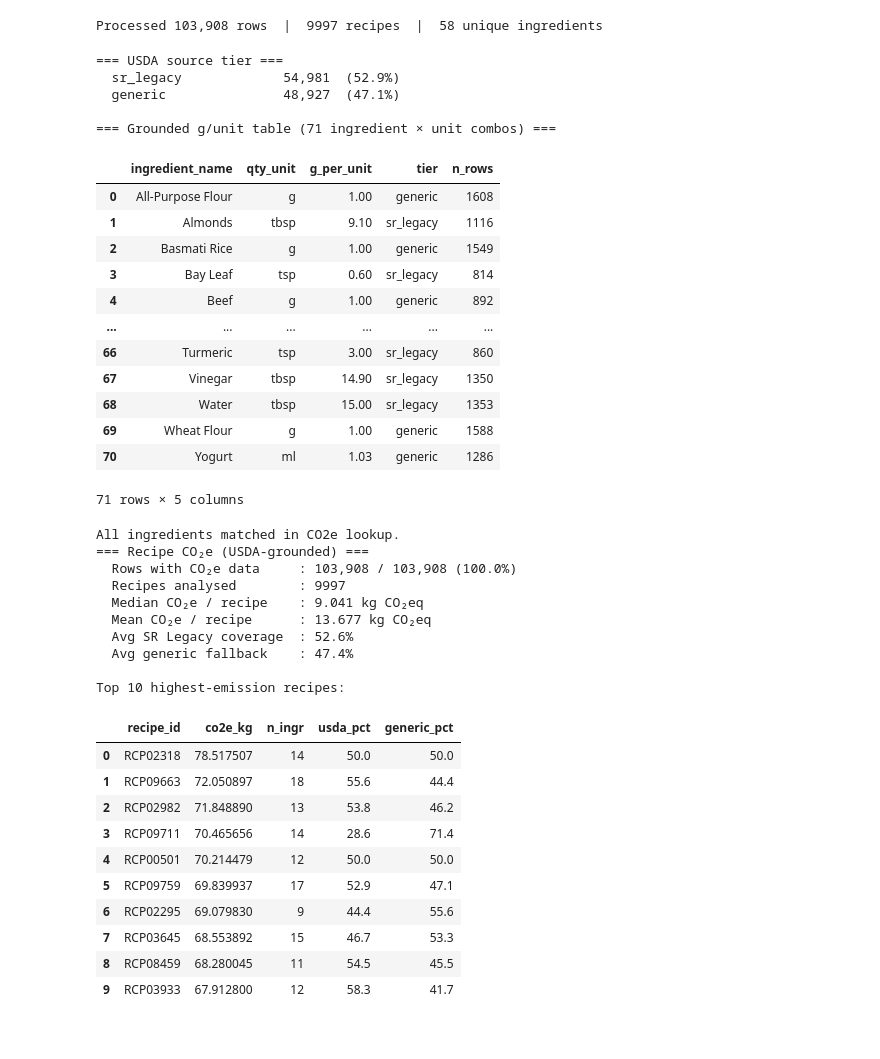
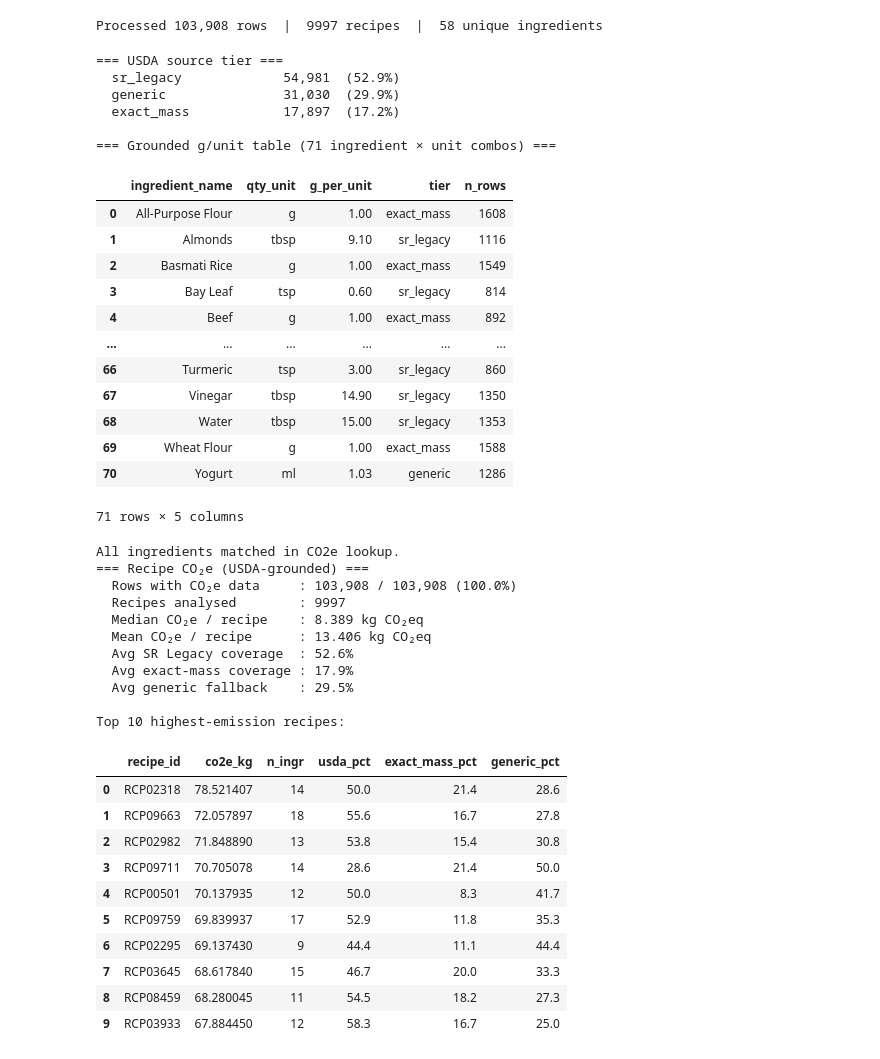
Before and after one commit to DemirevMartin/knowledge-engineering, a Jupyter notebook: preprocessing/quantities.ipynb, the cells around one changed output. Cells and saved outputs as stored; diff of their text form; code cells hidden in the pictures.

Commit message:
Add gram tier. Update Wolfram-OWID mapping and visualizations

```diff
--- a/preprocessing/quantities.ipynb
+++ b/preprocessing/quantities.ipynb
@@ -141,7 +143,12 @@ _COUNT_REMAP = {
 }
 
 def get_grams(ingredient: str, unit: str) -> tuple:
-    """Returns (g_per_unit, tier) where tier in {'sr_legacy', 'generic'}."""
+    """Returns (g_per_unit, tier) where tier in {'sr_legacy', 'exact_mass', 'generic'}.
+
+    'exact_mass' is the third tier: quantities already given in absolute mass
+    (g/kg) need neither a USDA portion lookup nor a generic fallback — the value
+    is exact, so it is recorded as its own tier rather than lumped with 'generic'.
+    """
     ingr_l  = ingredient.lower().strip()
     ingr_cl = re.sub(r'\s*\(.*?\)', '', ingr_l).strip()   # strip parentheticals
     lookup_unit = 'medium' if unit == 'count_medium' else unit
@@ -157,9 +164,11 @@ def get_grams(ingredient: str, unit: str) -> tuple:
                 return density, 'generic'
         return 1.0, 'generic'  # default: water density
 
-    # g is already in grams - passthrough (g_per_unit = 1.0)
+    # Exact mass: g/kg are already in grams — no lookup, no fallback needed.
     if lookup_unit == 'g':
-        return 1.0, 'generic'
+        return 1.0, 'exact_mass'
+    if lookup_unit == 'kg':
+        return 1000.0, 'exact_mass'
 
     if ingr_l in USDA_SYNONYMS:
         kw = USDA_SYNONYMS[ingr_l]
@@ -249,20 +258,21 @@ display(unit_table.reset_index(drop=True))
 # %% [output]
 === USDA source tier ===
   sr_legacy             54,981  (52.9%)
-  generic               48,927  (47.1%)
+  generic               31,030  (29.9%)
+  exact_mass            17,897  (17.2%)
 
 === Grounded g/unit table (71 ingredient × unit combos) ===
 |  | ingredient_name | qty_unit | g_per_unit | tier | n_rows |
-| 0 | All-Purpose Flour | g | 1.00 | generic | 1608 |
+| 0 | All-Purpose Flour | g | 1.00 | exact_mass | 1608 |
 | 1 | Almonds | tbsp | 9.10 | sr_legacy | 1116 |
-| 2 | Basmati Rice | g | 1.00 | generic | 1549 |
+| 2 | Basmati Rice | g | 1.00 | exact_mass | 1549 |
 | 3 | Bay Leaf | tsp | 0.60 | sr_legacy | 814 |
-| 4 | Beef | g | 1.00 | generic | 892 |
+| 4 | Beef | g | 1.00 | exact_mass | 892 |
 | ... | ... | ... | ... | ... | ... |
 | 66 | Turmeric | tsp | 3.00 | sr_legacy | 860 |
 | 67 | Vinegar | tbsp | 14.90 | sr_legacy | 1350 |
 | 68 | Water | tbsp | 15.00 | sr_legacy | 1353 |
-| 69 | Wheat Flour | g | 1.00 | generic | 1588 |
+| 69 | Wheat Flour | g | 1.00 | exact_mass | 1588 |
 | 70 | Yogurt | ml | 1.03 | generic | 1286 |
 71 rows × 5 columns
 # %%
@@ -294,50 +304,54 @@ recipe_co2 = (
         co2e_kg =('co2e_kg',        lambda x: x.sum()),  # already in kg CO2e
         n_ingr  =('ingredient_name','count'),
         n_sr    =('usda_tier',      lambda x: (x == 'sr_legacy').sum()),
+        n_exact =('usda_tier',      lambda x: (x == 'exact_mass').sum()),
         n_gen   =('usda_tier',      lambda x: (x == 'generic').sum()),
     )
     .reset_index()
 )
-recipe_co2['usda_pct']    = (recipe_co2['n_sr'] / recipe_co2['n_ingr'] * 100).round(1)
-recipe_co2['generic_pct'] = (recipe_co2['n_gen'] / recipe_co2['n_ingr'] * 100).round(1)
+recipe_co2['usda_pct']       = (recipe_co2['n_sr']    / recipe_co2['n_ingr'] * 100).round(1)
+recipe_co2['exact_mass_pct'] = (recipe_co2['n_exact'] / recipe_co2['n_ingr'] * 100).round(1)
+recipe_co2['generic_pct']    = (recipe_co2['n_gen']   / recipe_co2['n_ingr'] * 100).round(1)
 
 n_matched = ingr_df2['co2_kg_per_kg'].notna().sum()
 print(f"=== Recipe CO₂e (USDA-grounded) ===")
 print(f"  Rows with CO₂e data     : {n_matched:,} / {len(ingr_df2):,} "
       f"({n_matched/len(ingr_df2)*100:.1f}%)")
 print(f"  Recipes analysed        : {len(recipe_co2)}")
 print(f"  Median CO₂e / recipe    : {recipe_co2['co2e_kg'].median():.3f} kg CO₂eq")
 print(f"  Mean CO₂e / recipe      : {recipe_co2['co2e_kg'].mean():.3f} kg CO₂eq")
 print(f"  Avg SR Legacy coverage  : {recipe_co2['usda_pct'].mean():.1f}%")
+print(f"  Avg exact-mass coverage : {recipe_co2['exact_mass_pct'].mean():.1f}%")
 print(f"  Avg generic fallback    : {recipe_co2['generic_pct'].mean():.1f}%")
 
 print(f"\nTop 10 highest-emission recipes:")
 display(
     recipe_co2.nlargest(10, 'co2e_kg')
-    [['recipe_id', 'co2e_kg', 'n_ingr', 'usda_pct', 'generic_pct']]
+    [['recipe_id', 'co2e_kg', 'n_ingr', 'usda_pct', 'exact_mass_pct', 'generic_pct']]
     .reset_index(drop=True)
 )
 # %% [output]
 All ingredients matched in CO2e lookup.
 === Recipe CO₂e (USDA-grounded) ===
   Rows with CO₂e data     : 103,908 / 103,908 (100.0%)
   Recipes analysed        : 9997
-  Median CO₂e / recipe    : 9.041 kg CO₂eq
-  Mean CO₂e / recipe      : 13.677 kg CO₂eq
+  Median CO₂e / recipe    : 8.389 kg CO₂eq
+  Mean CO₂e / recipe      : 13.406 kg CO₂eq
   Avg SR Legacy coverage  : 52.6%
-  Avg generic fallback    : 47.4%
+  Avg exact-mass coverage : 17.9%
+  Avg generic fallback    : 29.5%
 
 Top 10 highest-emission recipes:
-|  | recipe_id | co2e_kg | n_ingr | usda_pct | generic_pct |
-| 0 | RCP02318 | 78.517507 | 14 | 50.0 | 50.0 |
-| 1 | RCP09663 | 72.050897 | 18 | 55.6 | 44.4 |
-| 2 | RCP02982 | 71.848890 | 13 | 53.8 | 46.2 |
-| 3 | RCP09711 | 70.465656 | 14 | 28.6 | 71.4 |
-| 4 | RCP00501 | 70.214479 | 12 | 50.0 | 50.0 |
-| 5 | RCP09759 | 69.839937 | 17 | 52.9 | 47.1 |
-| 6 | RCP02295 | 69.079830 | 9 | 44.4 | 55.6 |
-| 7 | RCP03645 | 68.553892 | 15 | 46.7 | 53.3 |
-| 8 | RCP08459 | 68.280045 | 11 | 54.5 | 45.5 |
-| 9 | RCP03933 | 67.912800 | 12 | 58.3 | 41.7 |
+|  | recipe_id | co2e_kg | n_ingr | usda_pct | exact_mass_pct | generic_pct |
+| 0 | RCP02318 | 78.521407 | 14 | 50.0 | 21.4 | 28.6 |
+| 1 | RCP09663 | 72.057897 | 18 | 55.6 | 16.7 | 27.8 |
+| 2 | RCP02982 | 71.848890 | 13 | 53.8 | 15.4 | 30.8 |
+| 3 | RCP09711 | 70.705078 | 14 | 28.6 | 21.4 | 50.0 |
+| 4 | RCP00501 | 70.137935 | 12 | 50.0 | 8.3 | 41.7 |
+| 5 | RCP09759 | 69.839937 | 17 | 52.9 | 11.8 | 35.3 |
+| 6 | RCP02295 | 69.137430 | 9 | 44.4 | 11.1 | 44.4 |
+| 7 | RCP03645 | 68.617840 | 15 | 46.7 | 20.0 | 33.3 |
+| 8 | RCP08459 | 68.280045 | 11 | 54.5 | 18.2 | 27.3 |
+| 9 | RCP03933 | 67.884450 | 12 | 58.3 | 16.7 | 25.0 |
 # %%
 #  4.10  Persist results
```
Also changed, not shown: parts of 2 cells of this notebook, 12 other files.
